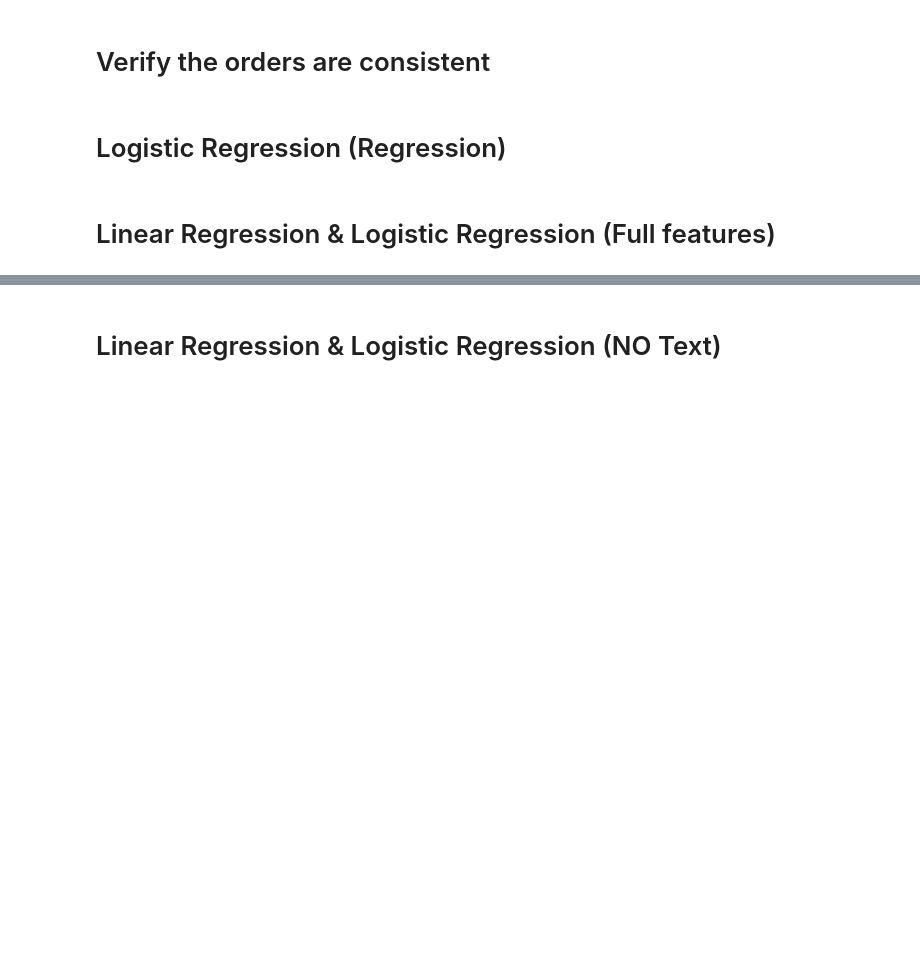
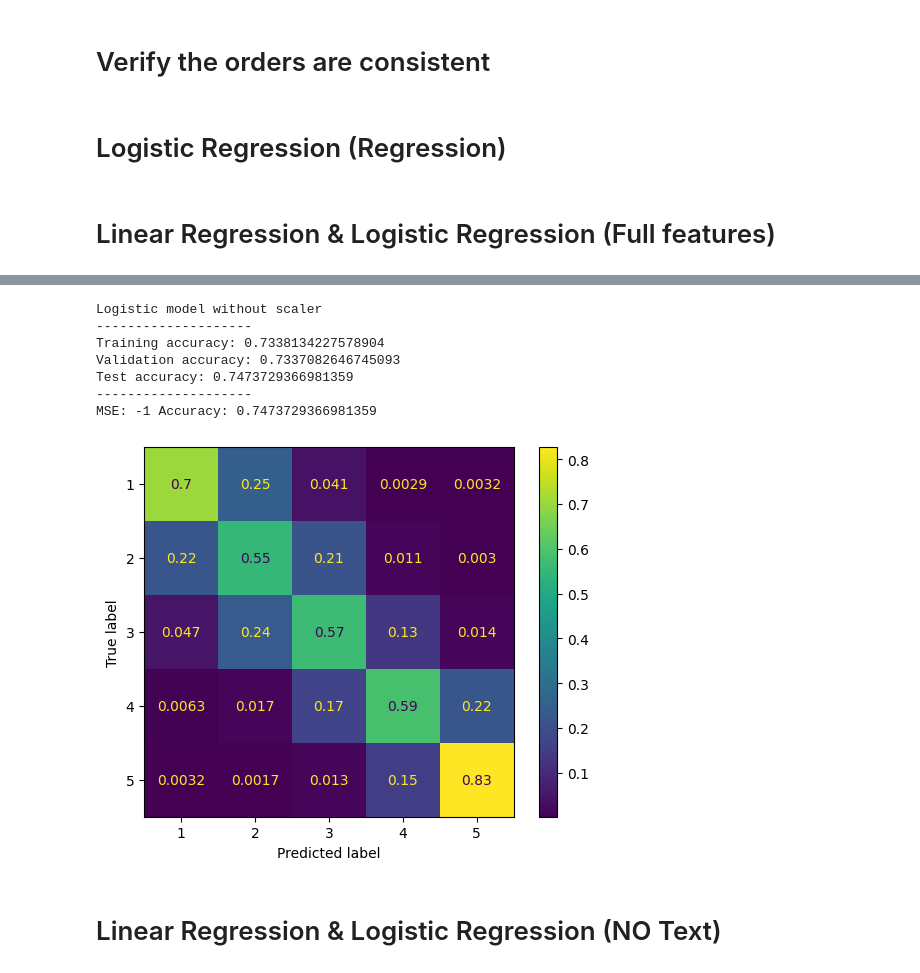
Before and after one commit to ziqixu091/Amazon-Rating-Prediction, a Jupyter notebook: jupyter_notebooks/feature.ipynb, the cells around one changed output, grey strips where cells are left out. Saved outputs shown, nothing was run; the diff lists cells and outputs as text; code cells hidden in the pictures; blank space fills up the shorter version.

```diff
--- a/jupyter_notebooks/feature.ipynb
+++ b/jupyter_notebooks/feature.ipynb
@@ -294,3 +323,21 @@ MSE: -1 Accuracy: 0.8067405145083022
+# %%
+print("\nLogistic model without scaler")
+model_logistic_no_scaler, _ = train_regression_model(False, train_all_features, train_labels, val_all_features, val_labels, test_all_features, test_labels, "logistic")
+mse_logistic_no_scaler, acc_logistic_no_scaler, cm_logistic_no_scaler =\
+    evaluate_linear_model(model_logistic_no_scaler, _, test_all_features, test_labels, "logistic")
+
+disp = ConfusionMatrixDisplay(confusion_matrix=cm_logistic_no_scaler,display_labels=[1,2,3,4,5])
+disp.plot()
+disp.figure_.savefig('Logistic_Full.png',dpi=300)
+# %% [output]
+Logistic model without scaler
+--------------------
+Training accuracy: 0.7338134227578904
+Validation accuracy: 0.7337082646745093
+Test accuracy: 0.7473729366981359
+--------------------
+MSE: -1 Accuracy: 0.7473729366981359
+[figure, added]
 # %% [markdown]
 # Linear Regression & Logistic Regression (NO Text)
 # %%
```
Also changed, not shown: parts of 10 cells of this notebook, 8 other files.
